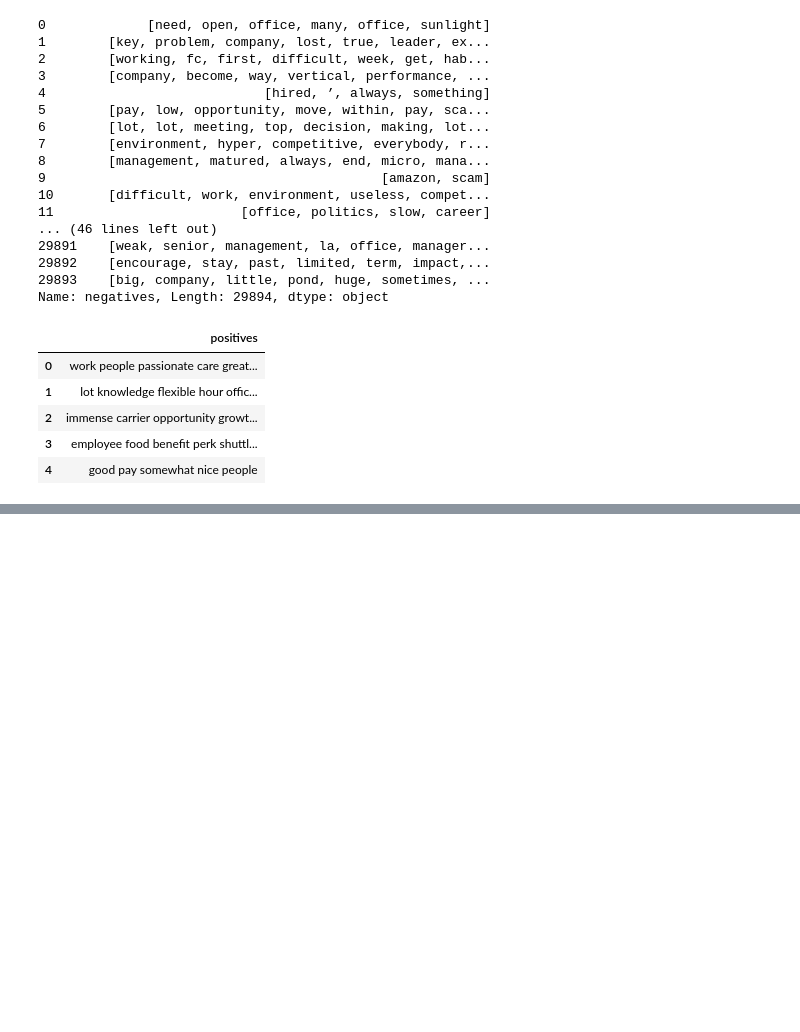
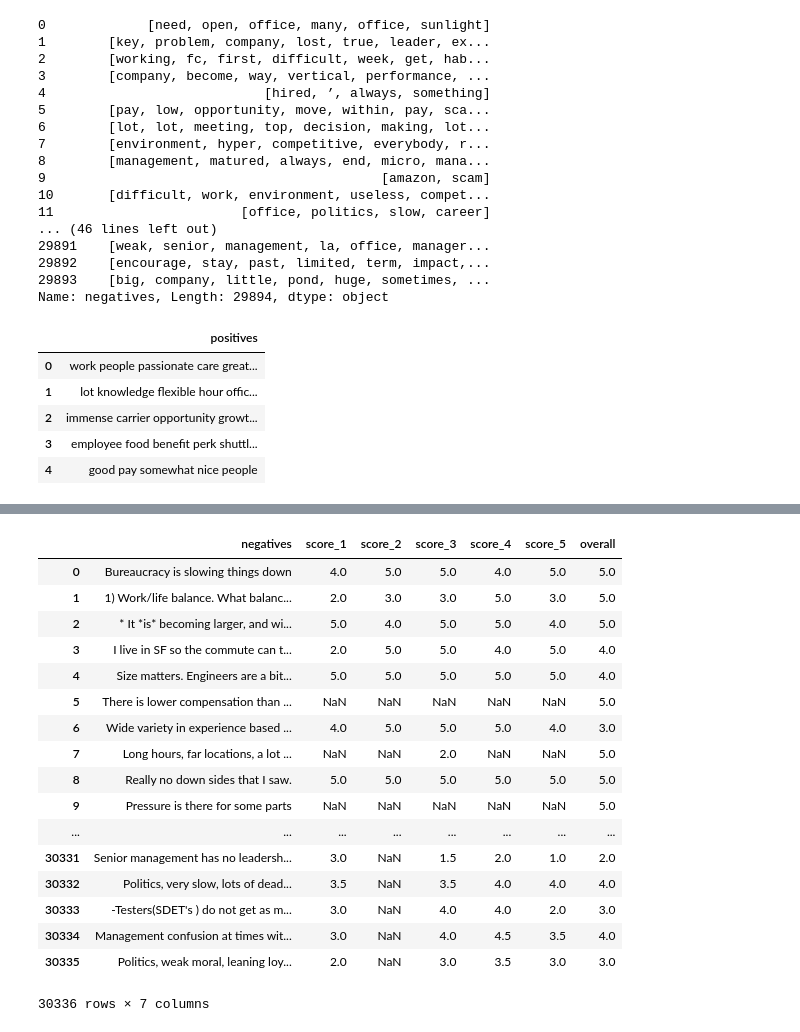
Before and after one commit to theresa-sporn/WorkforceSentimentMonitoring, a Jupyter notebook: notebooks/Theresa_Testing_Functions.ipynb, the cells around one changed output, grey strips where cells are left out. Saved outputs shown, nothing was run; the diff lists cells and outputs as text; code cells hidden in the pictures; blank space fills up the shorter version.

```diff
--- a/notebooks/Theresa_Testing_Functions.ipynb
+++ b/notebooks/Theresa_Testing_Functions.ipynb
@@ -156,0 +191,22 @@ pyLDAvis.save_html(vis, 'pyLDAvis_negatives_tokenized.html')
+# %%
+df = df[['negatives', 'score_1', "score_2", 'score_3', "score_4", "score_5", "overall"]]
+df
+# %% [output]
+|  | negatives | score_1 | score_2 | score_3 | score_4 | score_5 | overall |
+| 0 | Bureaucracy is slowing things down | 4.0 | 5.0 | 5.0 | 4.0 | 5.0 | 5.0 |
+| 1 | 1) Work/life balance. What balanc... | 2.0 | 3.0 | 3.0 | 5.0 | 3.0 | 5.0 |
+| 2 | * It *is* becoming larger, and wi... | 5.0 | 4.0 | 5.0 | 5.0 | 4.0 | 5.0 |
+| 3 | I live in SF so the commute can t... | 2.0 | 5.0 | 5.0 | 4.0 | 5.0 | 4.0 |
+| 4 | Size matters. Engineers are a bit... | 5.0 | 5.0 | 5.0 | 5.0 | 5.0 | 4.0 |
+| 5 | There is lower compensation than ... | NaN | NaN | NaN | NaN | NaN | 5.0 |
+| 6 | Wide variety in experience based ... | 4.0 | 5.0 | 5.0 | 5.0 | 4.0 | 3.0 |
+| 7 | Long hours, far locations, a lot ... | NaN | NaN | 2.0 | NaN | NaN | 5.0 |
+| 8 | Really no down sides that I saw. | 5.0 | 5.0 | 5.0 | 5.0 | 5.0 | 5.0 |
+| 9 | Pressure is there for some parts | NaN | NaN | NaN | NaN | NaN | 5.0 |
+| ... | ... | ... | ... | ... | ... | ... | ... |
+| 30331 | Senior management has no leadersh... | 3.0 | NaN | 1.5 | 2.0 | 1.0 | 2.0 |
+| 30332 | Politics, very slow, lots of dead... | 3.5 | NaN | 3.5 | 4.0 | 4.0 | 4.0 |
+| 30333 | -Testers(SDET's ) do not get as m... | 3.0 | NaN | 4.0 | 4.0 | 2.0 | 3.0 |
+| 30334 | Management confusion at times wit... | 3.0 | NaN | 4.0 | 4.5 | 3.5 | 4.0 |
+| 30335 | Politics, weak moral, leaning loy... | 2.0 | NaN | 3.0 | 3.5 | 3.0 | 3.0 |
+30336 rows × 7 columns
```
Also changed, not shown: parts of 9 cells of this notebook.
